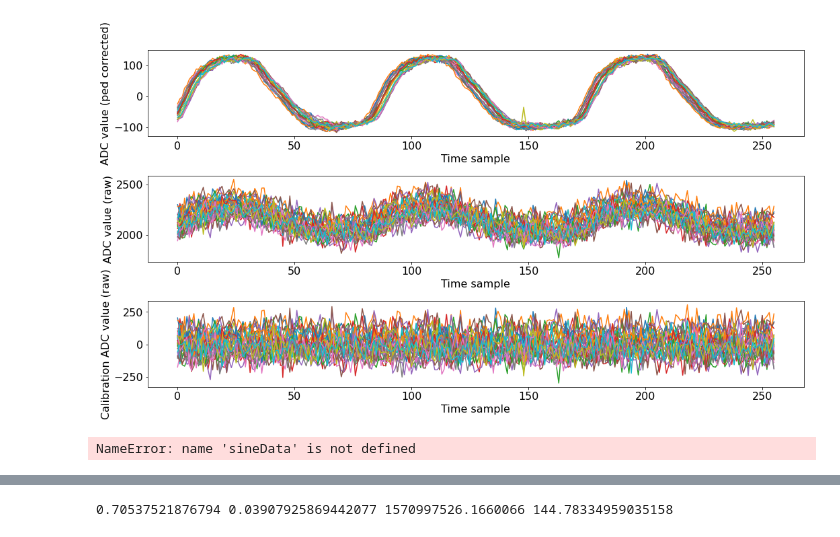
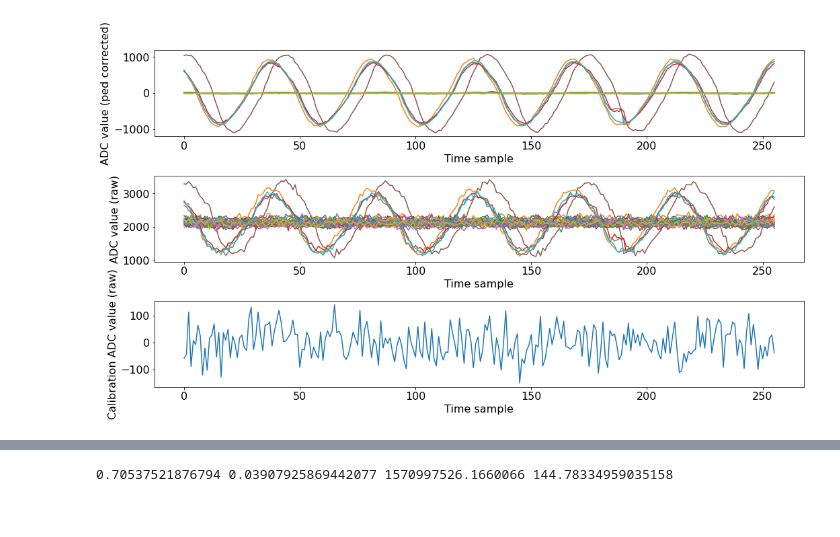
Before and after one commit to FTBF/LAPPD_TOF_Analysis, a Jupyter notebook: Analysis.ipynb, the cells around one changed output, grey strips where cells are left out. Drawn from its saved outputs; the diff is of its cells as text; code cells hidden in the pictures.

```diff
--- a/Analysis.ipynb
+++ b/Analysis.ipynb
@@ -31,8 +31,10 @@ def getData(fnames):
     data = np.array(data, dtype='float')
     return data.reshape([-1, 256, 30])
 # %%
-ped_data = getDataRaw("testData/cal_newSetup_1.txt")
-data = getDataRaw("testData/sin_newSetup_all_2.txt")#getData(["Data_20200312_030712.txt",])
+ped_data = getDataRaw("testData/cal_0812_2.txt")
+data = getDataRaw("testData/sinRand_4.txt")#getData(["Data_20200312_030712.txt",])
+sineData = data
+true_freq = 48636899.0*5
 #sineData = getData(["Data_20200312_034047.txt", "Data_20200312_034055.txt"])
 # %%
 #averages = np.zeros(ped_data.mean(0).shape)
@@ -42,77 +49,45 @@ stddevs = ped_data.std(0)
 # %%
-def sine(x, A, B, omega, phi):
-    return A * np.sin(omega*x + phi) + B
 
-#channel_pulse = np.array([5, 11,17,23,29])
+#channel_pulse = np.array([5,11,17,23,29])
 #channel_pulse = np.array([3,24,])
 #channel_pulse = np.array([0,1,2,3,4,5,6,7,8,9,10,11,12,13,14,15,16,17,18,19,20,21,22,23,24,25,26,27,28,29])
 channel_pulse = np.array([0,1,2,3,4,5,6,7,8,9,10,11,12,13,14,15,16,17,18,19,20,21,22,23,24,25,26,27,28,29])
-event = 1
+event = 20
 
 xdata = np.linspace(0, 255,256)
 ydata_pulse = data[event,channel_pulse,:]-averages[channel_pulse,:]
 ydata_pulse_raw = data[event,channel_pulse,:]
-ydata_pulse_cal = ped_data[event,channel_pulse,:] - ped_data[event,channel_pulse,:].mean()
 
 
 #popt, pcov = scipy.optimize.curve_fit(sine, xdata[50:100], ydata[50:100], p0=(1000.0, 0.0, 1.0/5, 0.0))
 #popt, pcov = scipy.optimize.curve_fit(sine, xdata[0:200], ydata[0:200], p0=popt)
 #print(*popt)
 
 fig, (ax1, ax2, ax3) = plt.subplots(3, 1)
 
 #plt.plot(data[1,channel,2:]-data[1,channel,2:].mean())
 #plt.plot(xdata, ydata_raw, label="data")
 #ax1.plot(xdata, ydata, label="250 MHz sine")
 #ax1.plot(xdata, sine(xdata, *popt), label="sine fit")
 for i, d in enumerate(ydata_pulse):
     ax1.plot(xdata, d, label="Pulse %i"%i)
 #ax1.legend(loc="lower right")
 ax1.set_xlabel("Time sample")
 ax1.set_ylabel("ADC value (ped corrected)")
 
 #ax2.plot(xdata, ydata_raw, label="250 MHz sine")
 for i, d in enumerate(ydata_pulse_raw):
     ax2.plot(xdata, d, label="Pulse %i"%i)
 #ax2.legend()
 ax2.set_xlabel("Time sample")
 ax2.set_ylabel("ADC value (raw)")
 
 for i, d in enumerate(ydata_pulse_cal):
     ax3.plot(xdata, d, label="Pulse %i"%i)
 #ax2.legend()
 ax3.set_xlabel("Time sample")
 ax3.set_ylabel("Calibration ADC value (raw)")
 
 fig.tight_layout()
 # %% [output]
-[figure, old version]
+[figure, new version]
-# %%
-channel = 5
-channel_pulse = np.array([11,17,23,29])
-event = 400
-
-
-xdata = np.linspace(0, 255,256)
-ydata_pulse = sineData[event,:,channel_pulse]-averages[:,channel_pulse].transpose()
-ydata_pulse_raw = sineData[event,:,channel_pulse] - sineData[event,:,channel].mean()
-
-fig, (ax1, ax2) = plt.subplots(2, 1)
-
-ax1.plot(xdata, ydata, label="250 MHz sine (WR ZEN 1)")
-for i, d in enumerate(ydata_pulse):
-    ax1.plot(xdata, d, label="250 MHz sine %i (WR ZEN 2)"%i)
-#ax1.legend(loc="lower right")
-ax1.set_xlabel("Time sample")
-ax1.set_ylabel("ADC value (ped corrected)")
-
-ax2.plot(xdata, ydata_raw, label="250 MHz sine (WR ZEN 1)")
-for i, d in enumerate(ydata_pulse_raw):
-    ax2.plot(xdata, d, label="250 MHz sine %i (WR ZEN 2)"%i)
-ax2.legend(loc="upper right")
-ax2.set_xlabel("Time sample")
-ax2.set_ylabel("ADC value (raw)")
-
-fig.tight_layout()
-# %% [output]
-NameError: name 'sineData' is not defined
```
Also changed, not shown: parts of 25 cells of this notebook, 1 other file.
